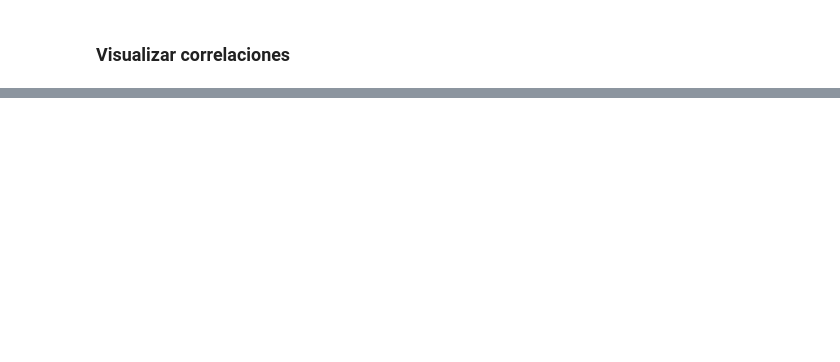
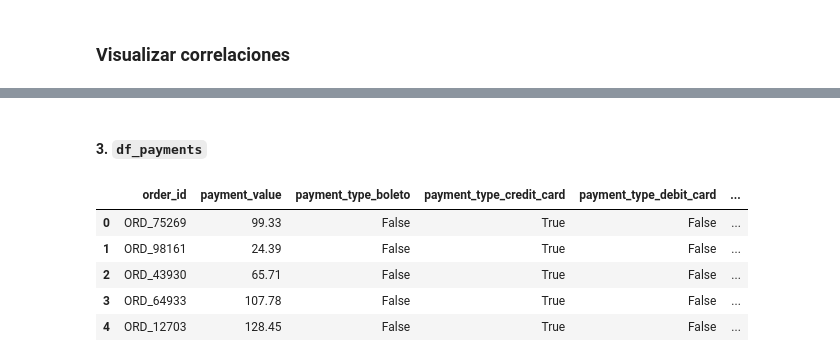
Before and after one commit to paulabaal12/PROY3-DM, a Jupyter notebook: main.ipynb, the cells around one changed output, grey strips where cells are left out. Cells and saved outputs as stored; diff of their text form; code cells hidden in the pictures; blank space fills up the shorter version.

```diff
--- a/main.ipynb
+++ b/main.ipynb
@@ -756,0 +867,20 @@ Preprocesamiento completado. Los archivos procesados con IDs legibles han sido g
+# %% [markdown]
+#### 3. `df_payments`
+# %%
+df_payments = payments_df.merge(orders_df, on='order_id', how='left') \
+    .merge(customers_df, on='customer_id', how='left')
+
+
+# Drop detalles no útiles
+df_payments = df_payments.drop(columns=[
+    'payment_sequential', 'payment_installments', 'customer_zip_code_prefix'
+])
+
+df_payments.head()
+# %% [output]
+|  | order_id | payment_value | payment_type_boleto | payment_type_credit_card | payment_type_debit_card | ... |
+| 0 | ORD_75269 | 99.33 | False | True | False | ... |
+| 1 | ORD_98161 | 24.39 | False | True | False | ... |
+| 2 | ORD_43930 | 65.71 | False | True | False | ... |
+| 3 | ORD_64933 | 107.78 | False | True | False | ... |
+| 4 | ORD_12703 | 128.45 | False | True | False | ... |
```
Also changed, not shown: parts of 37 cells of this notebook, 5 other files.
